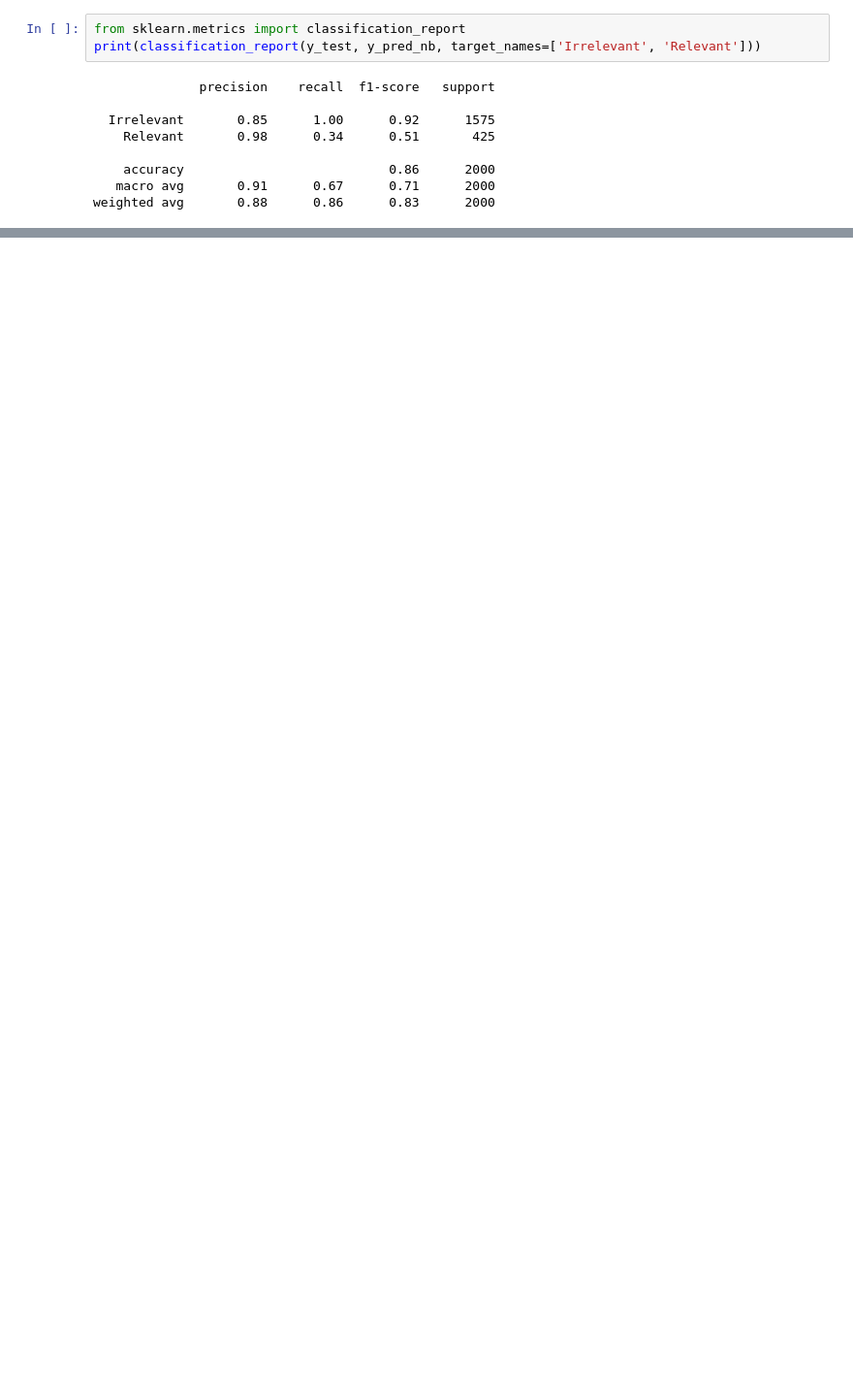
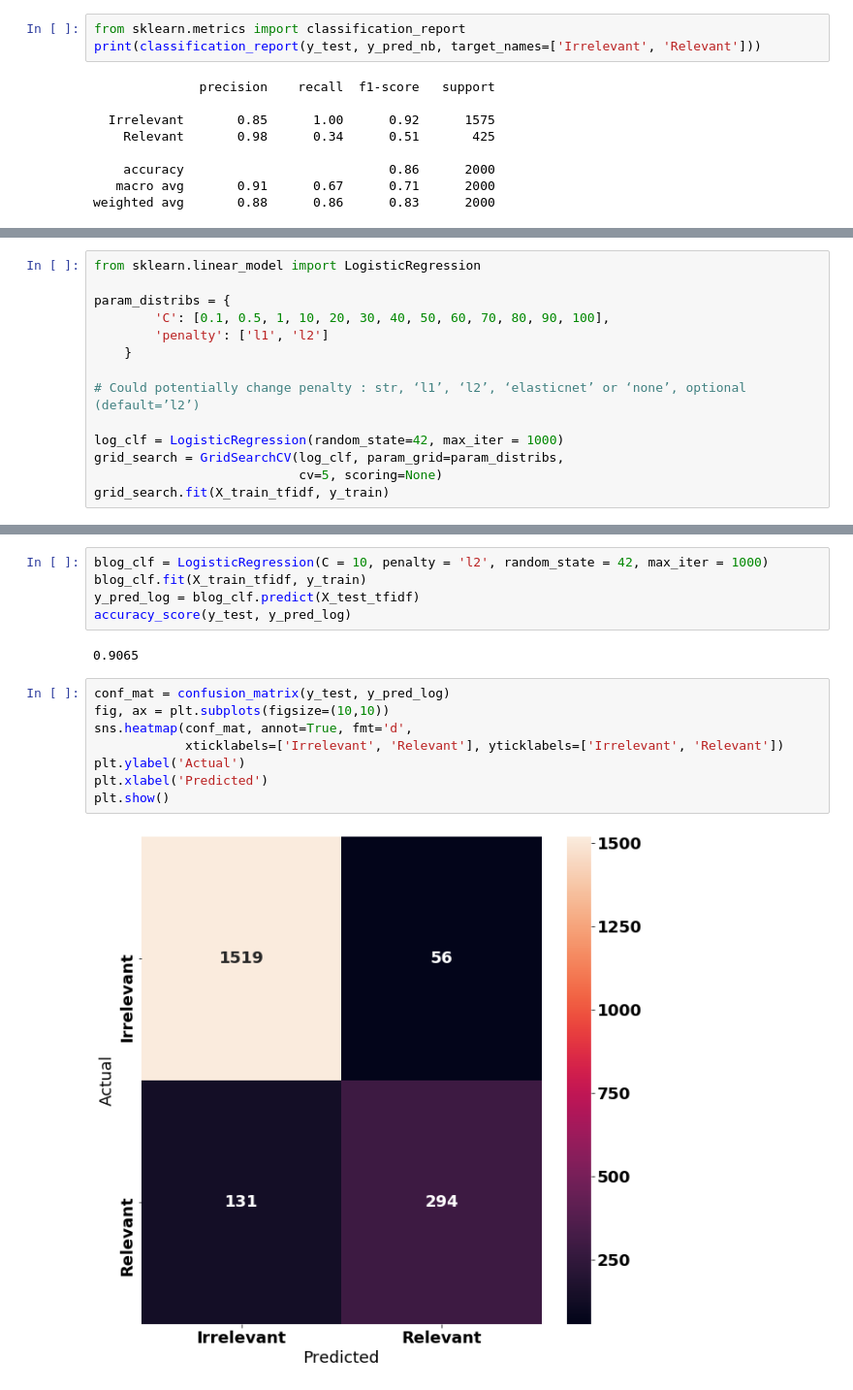
Before and after one commit to theultimate1/research, a Jupyter notebook: research/text-classification/baseline_models.ipynb, the cells around one changed output, grey strips where cells are left out. Shown at 97% size. Cells and saved outputs as stored; diff of their text form; blank space fills up the shorter version.

Commit message:
Added a logistic model and a voting classifier.

```diff
--- a/research/text-classification/baseline_models.ipynb
+++ b/research/text-classification/baseline_models.ipynb
@@ -464,0 +484,14 @@ weighted avg       0.88      0.86      0.83      2000
+# %%
+from sklearn.linear_model import LogisticRegression
+
+param_distribs = {
+        'C': [0.1, 0.5, 1, 10, 20, 30, 40, 50, 60, 70, 80, 90, 100],
+        'penalty': ['l1', 'l2']
+    }
+
+# Could potentially change penalty : str, ‘l1’, ‘l2’, ‘elasticnet’ or ‘none’, optional (default=’l2’)
+
+log_clf = LogisticRegression(random_state=42, max_iter = 1000)
+grid_search = GridSearchCV(log_clf, param_grid=param_distribs,
+                           cv=5, scoring=None)
+grid_search.fit(X_train_tfidf, y_train)
@@ -464,0 +523,17 @@ weighted avg       0.88      0.86      0.83      2000
+# %%
+blog_clf = LogisticRegression(C = 10, penalty = 'l2', random_state = 42, max_iter = 1000)
+blog_clf.fit(X_train_tfidf, y_train)
+y_pred_log = blog_clf.predict(X_test_tfidf)
+accuracy_score(y_test, y_pred_log)
+# %% [output]
+0.9065
+# %%
+conf_mat = confusion_matrix(y_test, y_pred_log)
+fig, ax = plt.subplots(figsize=(10,10))
+sns.heatmap(conf_mat, annot=True, fmt='d',
+            xticklabels=['Irrelevant', 'Relevant'], yticklabels=['Irrelevant', 'Relevant'])
+plt.ylabel('Actual')
+plt.xlabel('Predicted')
+plt.show()
+# %% [output]
+[figure, added]
```
Also changed, not shown: parts of 8 cells of this notebook.
